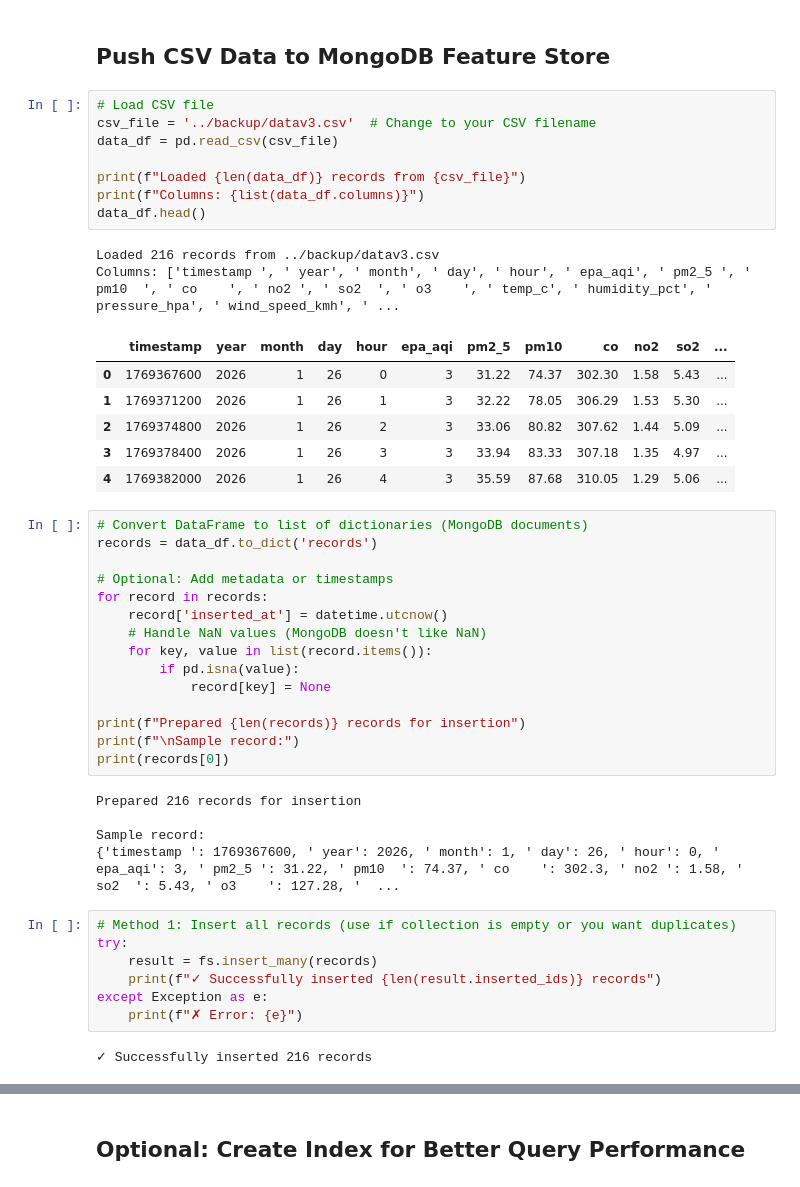
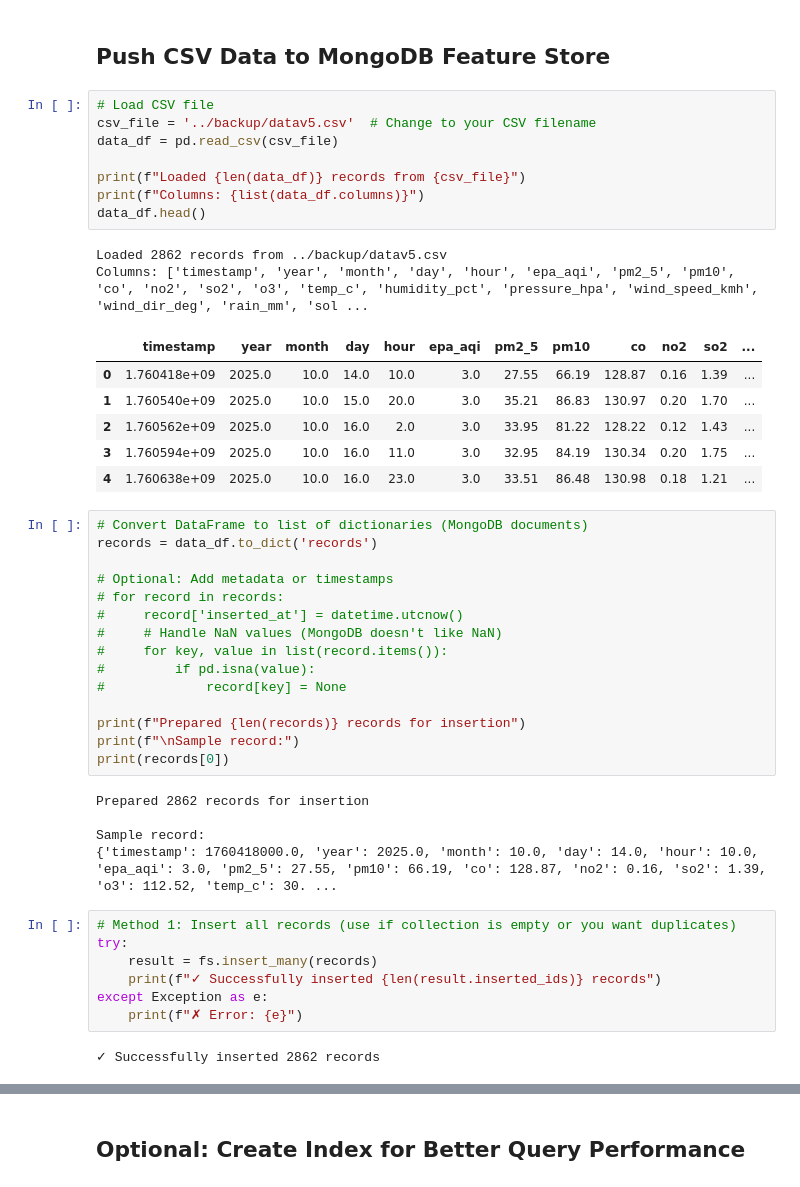
Before and after one commit to Hypxr-7/AQI-Prediction, a Jupyter notebook: notebooks/send_data.ipynb, the cells around one changed output, grey strips where cells are left out. Cells and saved outputs as stored; diff of their text form.

```diff
--- a/notebooks/send_data.ipynb
+++ b/notebooks/send_data.ipynb
@@ -48,41 +35,41 @@ print(df.shape)
 ## Push CSV Data to MongoDB Feature Store
 # %%
 # Load CSV file
-csv_file = '../backup/datav3.csv'  # Change to your CSV filename
+csv_file = '../backup/datav5.csv'  # Change to your CSV filename
 data_df = pd.read_csv(csv_file)
 
 print(f"Loaded {len(data_df)} records from {csv_file}")
 print(f"Columns: {list(data_df.columns)}")
 data_df.head()
 # %% [output]
-Loaded 216 records from ../backup/datav3.csv
-Columns: ['timestamp ', ' year', ' month', ' day', ' hour', ' epa_aqi', ' pm2_5 ', ' pm10  ', ' co    ', ' no2 ', ' so2  ', ' o3    ', ' temp_c', ' humidity_pct', ' pressure_hpa', ' wind_speed_kmh', ' ...
+Loaded 2862 records from ../backup/datav5.csv
+Columns: ['timestamp', 'year', 'month', 'day', 'hour', 'epa_aqi', 'pm2_5', 'pm10', 'co', 'no2', 'so2', 'o3', 'temp_c', 'humidity_pct', 'pressure_hpa', 'wind_speed_kmh', 'wind_dir_deg', 'rain_mm', 'sol ...
 |  | timestamp | year | month | day | hour | epa_aqi | pm2_5 | pm10 | co | no2 | so2 | ... |
-| 0 | 1769367600 | 2026 | 1 | 26 | 0 | 3 | 31.22 | 74.37 | 302.30 | 1.58 | 5.43 | ... |
-| 1 | 1769371200 | 2026 | 1 | 26 | 1 | 3 | 32.22 | 78.05 | 306.29 | 1.53 | 5.30 | ... |
-| 2 | 1769374800 | 2026 | 1 | 26 | 2 | 3 | 33.06 | 80.82 | 307.62 | 1.44 | 5.09 | ... |
-| 3 | 1769378400 | 2026 | 1 | 26 | 3 | 3 | 33.94 | 83.33 | 307.18 | 1.35 | 4.97 | ... |
-| 4 | 1769382000 | 2026 | 1 | 26 | 4 | 3 | 35.59 | 87.68 | 310.05 | 1.29 | 5.06 | ... |
+| 0 | 1.760418e+09 | 2025.0 | 10.0 | 14.0 | 10.0 | 3.0 | 27.55 | 66.19 | 128.87 | 0.16 | 1.39 | ... |
+| 1 | 1.760540e+09 | 2025.0 | 10.0 | 15.0 | 20.0 | 3.0 | 35.21 | 86.83 | 130.97 | 0.20 | 1.70 | ... |
+| 2 | 1.760562e+09 | 2025.0 | 10.0 | 16.0 | 2.0 | 3.0 | 33.95 | 81.22 | 128.22 | 0.12 | 1.43 | ... |
+| 3 | 1.760594e+09 | 2025.0 | 10.0 | 16.0 | 11.0 | 3.0 | 32.95 | 84.19 | 130.34 | 0.20 | 1.75 | ... |
+| 4 | 1.760638e+09 | 2025.0 | 10.0 | 16.0 | 23.0 | 3.0 | 33.51 | 86.48 | 130.98 | 0.18 | 1.21 | ... |
 # %%
 # Convert DataFrame to list of dictionaries (MongoDB documents)
 records = data_df.to_dict('records')
 
 # Optional: Add metadata or timestamps
-for record in records:
-    record['inserted_at'] = datetime.utcnow()
-    # Handle NaN values (MongoDB doesn't like NaN)
-    for key, value in list(record.items()):
-        if pd.isna(value):
-            record[key] = None
+# for record in records:
+#     record['inserted_at'] = datetime.utcnow()
+#     # Handle NaN values (MongoDB doesn't like NaN)
+#     for key, value in list(record.items()):
+#         if pd.isna(value):
+#             record[key] = None
 
 print(f"Prepared {len(records)} records for insertion")
 print(f"\nSample record:")
 print(records[0])
 # %% [output]
-Prepared 216 records for insertion
+Prepared 2862 records for insertion
 
 Sample record:
-{'timestamp ': 1769367600, ' year': 2026, ' month': 1, ' day': 26, ' hour': 0, ' epa_aqi': 3, ' pm2_5 ': 31.22, ' pm10  ': 74.37, ' co    ': 302.3, ' no2 ': 1.58, ' so2  ': 5.43, ' o3    ': 127.28, '  ...
+{'timestamp': 1760418000.0, 'year': 2025.0, 'month': 10.0, 'day': 14.0, 'hour': 10.0, 'epa_aqi': 3.0, 'pm2_5': 27.55, 'pm10': 66.19, 'co': 128.87, 'no2': 0.16, 'so2': 1.39, 'o3': 112.52, 'temp_c': 30. ...
 # %%
 # Method 1: Insert all records (use if collection is empty or you want duplicates)
 try:
@@ -91,7 +78,7 @@ try:
 except Exception as e:
     print(f"✗ Error: {e}")
 # %% [output]
-✓ Successfully inserted 216 records
+✓ Successfully inserted 2862 records
 # %%
 # Method 2: Upsert (update if exists, insert if not) - prevents duplicates
 # Use timestamp as unique key to avoid duplicate records
```
Also changed, not shown: parts of 3 cells of this notebook, 3 other files.
